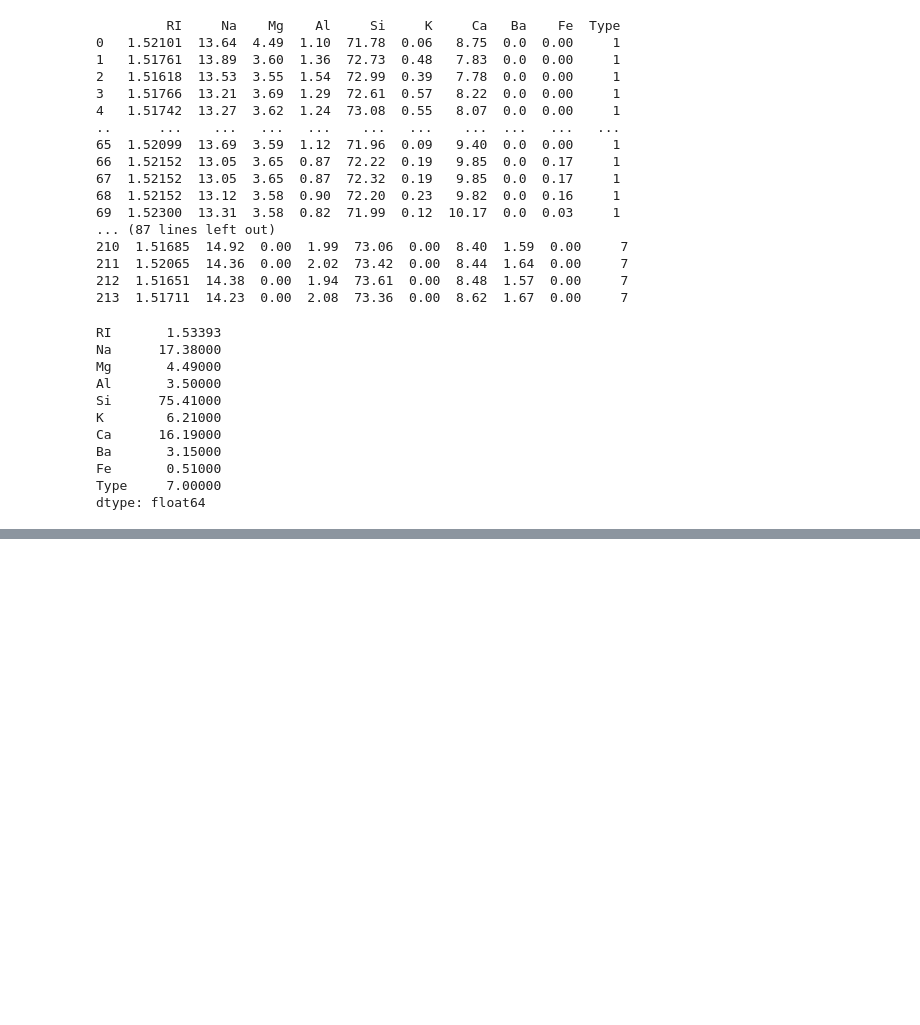
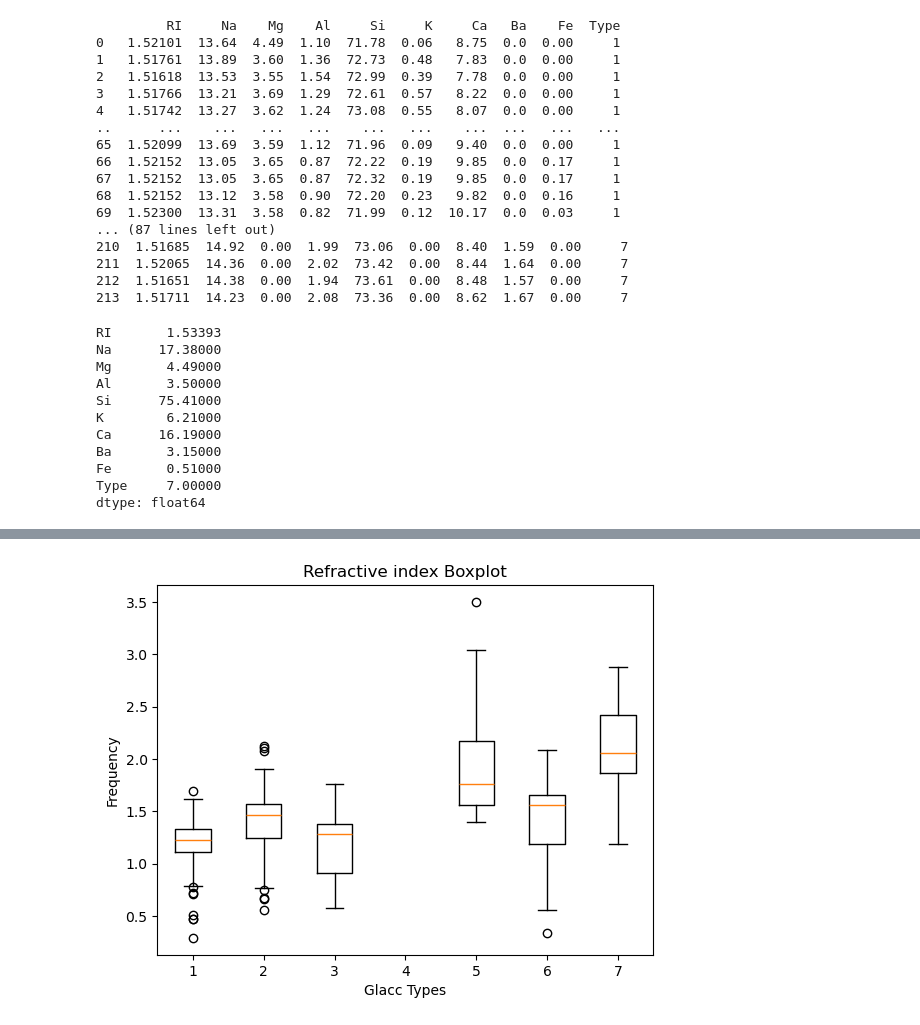
Before and after one commit to Astro0re/Data, a Jupyter notebook: Glass/Glass_Notebook.ipynb, the cells around one changed output, grey strips where cells are left out. Cells and saved outputs as stored; diff of their text form; code cells hidden in the pictures; blank space fills up the shorter version.

```diff
--- a/Glass/Glass_Notebook.ipynb
+++ b/Glass/Glass_Notebook.ipynb
@@ -141,3 +136,9 @@ mat.boxplot([ty_1['Mg'],ty_2['Mg'],ty_3['Mg'],ty_5['Mg'],ty_6['Mg'],ty_7['Mg']])
 # %%
-mat.boxplot([ty_1['Al'],ty_2['Al'],ty_3['Al'],ty_5['Al'],ty_6['Al'],ty_7['Al']])
+mat.boxplot([ty_1['Al'],ty_2['Al'],ty_3['Al'],ty_4['Al'],ty_5['Al'],ty_6['Al'],ty_7['Al']])
+mat.title("Refractive index Boxplot")
+mat.xlabel("Glacc Types")
+mat.ylabel("Frequency")
+mat.show()
+# %% [output]
+[figure, added]
 # %%
```
Also changed, not shown: parts of 9 cells of this notebook.
